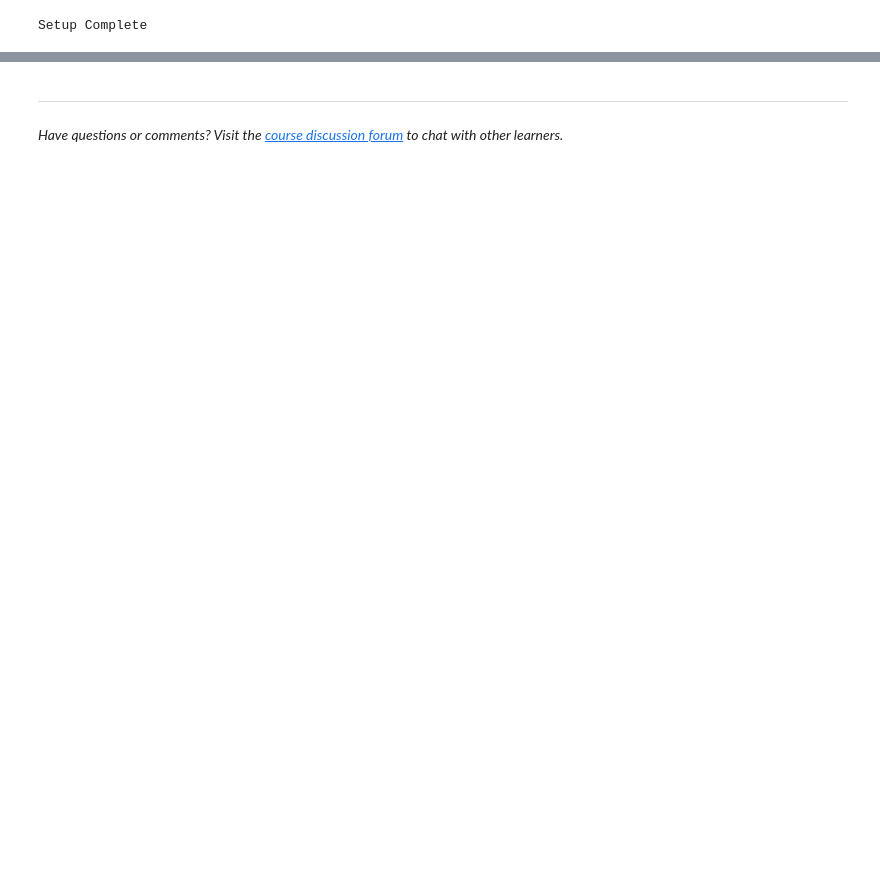
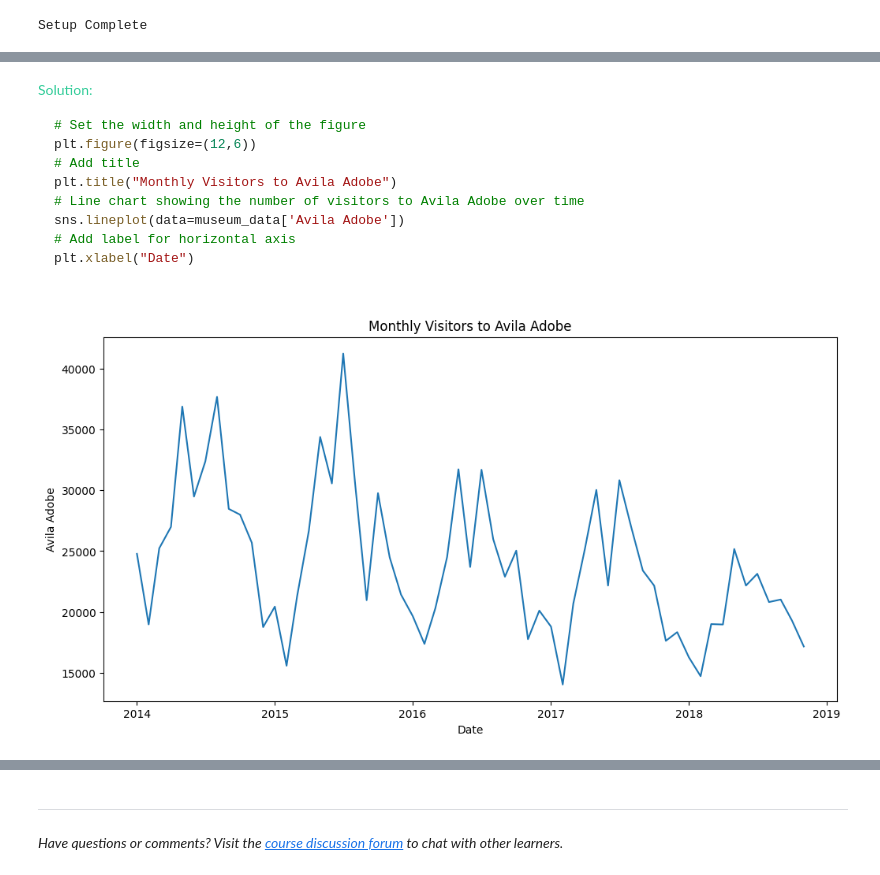
Before and after one commit to sw00z/Work-from-Kaggle, a Jupyter notebook: exercise-scatter-plots.ipynb, the cells around one changed output, grey strips where cells are left out. Cells and saved outputs as stored; diff of their text form; code cells hidden in the pictures; blank space fills up the shorter version.

````diff
--- a/exercise-scatter-plots.ipynb
+++ b/exercise-scatter-plots.ipynb
@@ -167,0 +198,5 @@ According to the plot above, is there a **slight** correlation between `'winperc
+# %%
+# Lines below will give you a hint or solution code
+#step_4.a.hint()
+step_4.a.solution_plot()
+# %% [output]
@@ -167,0 +204,13 @@ According to the plot above, is there a **slight** correlation between `'winperc
+<span style="color:#33cc99">Solution:</span>
+```python
+# Set the width and height of the figure
+plt.figure(figsize=(12,6))
+# Add title
+plt.title("Monthly Visitors to Avila Adobe")
+# Line chart showing the number of visitors to Avila Adobe over time
+sns.lineplot(data=museum_data['Avila Adobe'])
+# Add label for horizontal axis
+plt.xlabel("Date")
+
+```
+[figure, added]
````
Also changed, not shown: parts of 56 cells of this notebook.
